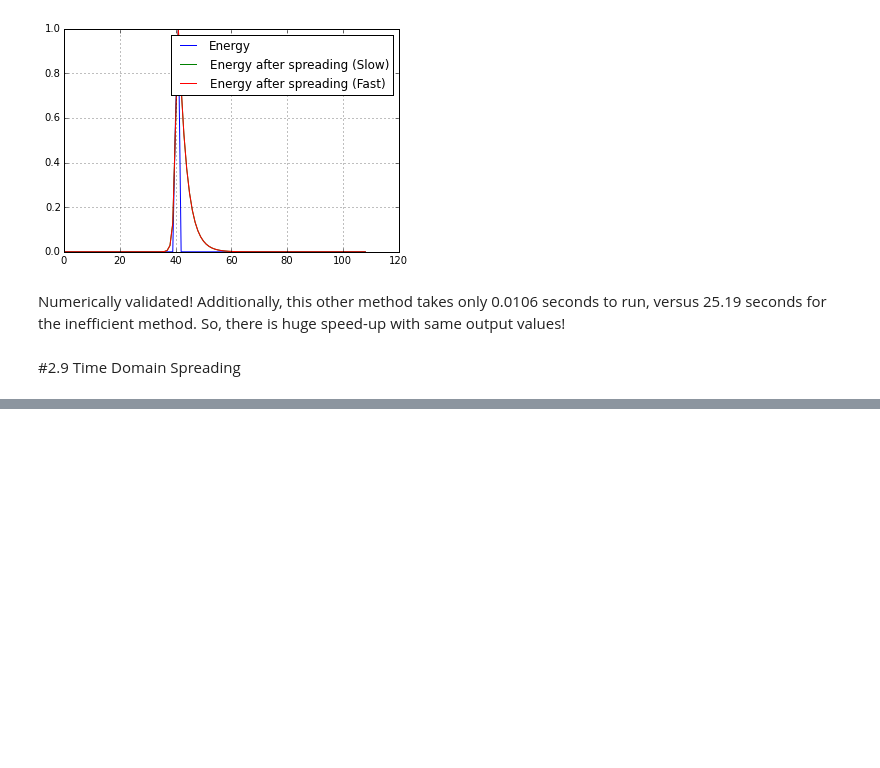
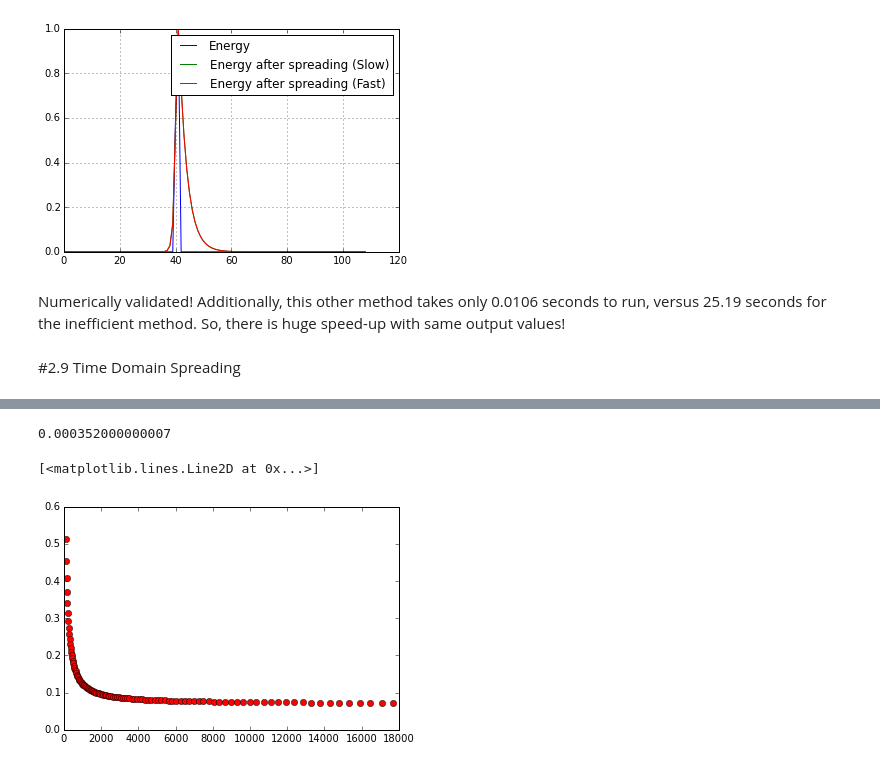
Before and after one commit to stephencwelch/Perceptual-Coding-In-Python, a Jupyter notebook: Explore PEAQ (MC).ipynb, the cells around one changed output, grey strips where cells are left out. Cells and saved outputs as stored; diff of their text form; code cells hidden in the pictures; blank space fills up the shorter version.

```diff
--- a/Explore PEAQ (MC).ipynb
+++ b/Explore PEAQ (MC).ipynb
@@ -1138,0 +1178,19 @@ Numerically validated! Additionally, this other method takes only 0.0106 seconds
+# %%
+tau_2 = np.zeros(len(fc))
+alpha_2 = np.zeros(len(tau_2))
+
+startTime = time.clock()
+
+tau_2 = tau_min + (np.divide(float(100),fc))*(tau_100 - tau_min)
+alpha_2 = exp(np.divide(-1./Fss,tau_2))
+
+timeElapsed = time.clock()-startTime
+
+print timeElapsed
+# %% [output]
+0.000352000000007
+# %%
+plot(fc,alpha_2,'ro')
+# %% [output]
+[<matplotlib.lines.Line2D at 0x...>]
+[figure, added]
```
Also changed, not shown: parts of 20 cells of this notebook.
